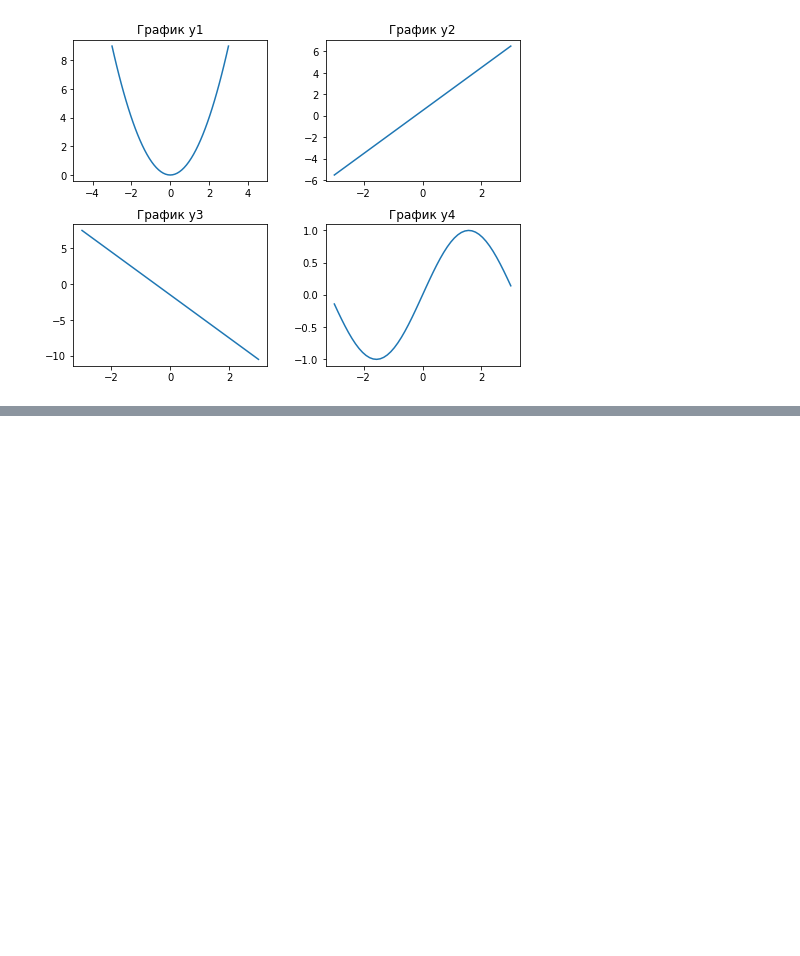
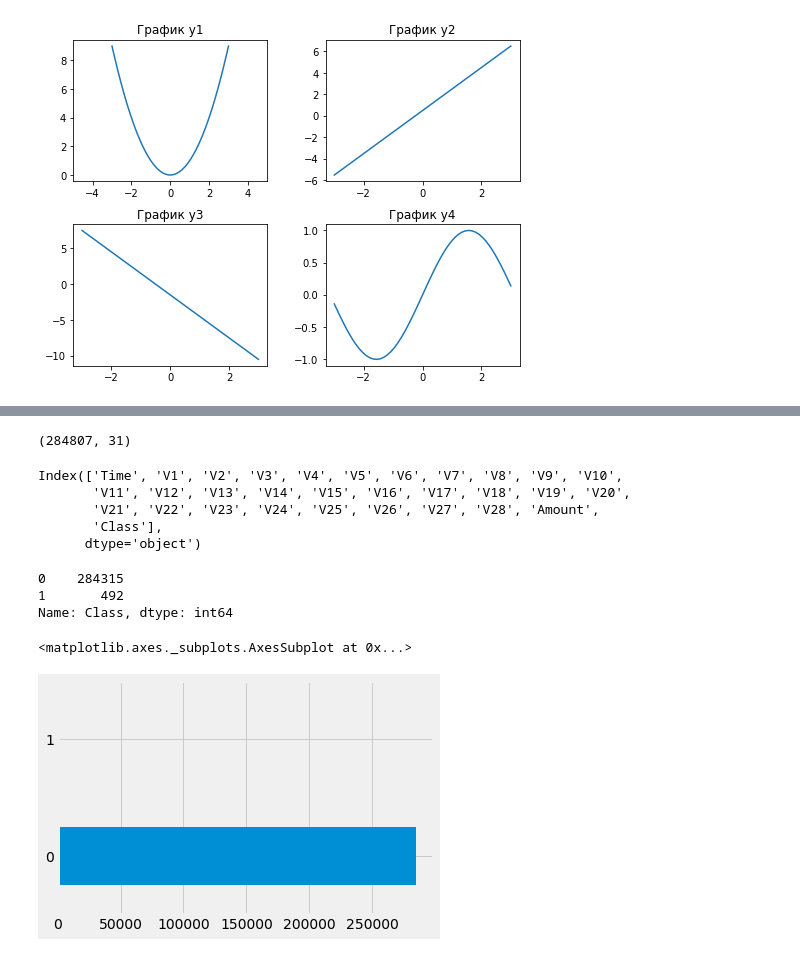
Before and after one commit to aldalinde/Python_for_DSc, a Jupyter notebook: Lesson3.ipynb, the cells around one changed output, grey strips where cells are left out. Cells and saved outputs as stored; diff of their text form; code cells hidden in the pictures; blank space fills up the shorter version.

Commit message:
lesson 3 tasks 1 - 3 task 4 without V1 values graph

```diff
--- a/Lesson3.ipynb
+++ b/Lesson3.ipynb
@@ -111,3 +112,29 @@ plt.subplots_adjust(wspace=0.3, hspace=0.3)
 Посчитайте с помощью метода value_counts количество наблюдений для каждого значения целевой переменной Class и примените к полученным данным метод plot, чтобы построить столбчатую диаграмму. Затем постройте такую же диаграмму, используя логарифмический масштаб.
 # %%
 plt.style.use('fivethirtyeight')
+# %%
+dataset_cardfraud = pd.read_csv('E:/python/creditcardfraud/creditcard.csv')
+# %%
+dataset_cardfraud.shape
+# %% [output]
+(284807, 31)
+# %%
+dataset_cardfraud.columns
+# %% [output]
+Index(['Time', 'V1', 'V2', 'V3', 'V4', 'V5', 'V6', 'V7', 'V8', 'V9', 'V10',
+       'V11', 'V12', 'V13', 'V14', 'V15', 'V16', 'V17', 'V18', 'V19', 'V20',
+       'V21', 'V22', 'V23', 'V24', 'V25', 'V26', 'V27', 'V28', 'Amount',
+       'Class'],
+      dtype='object')
+# %%
+class_count = dataset_cardfraud['Class'].value_counts()
+class_count
+# %% [output]
+0    284315
+1       492
+Name: Class, dtype: int64
+# %%
+class_count.plot(kind='barh')
+# %% [output]
+<matplotlib.axes._subplots.AxesSubplot at 0x...>
+[figure, added]
```
Also changed, not shown: parts of 4 cells of this notebook.
